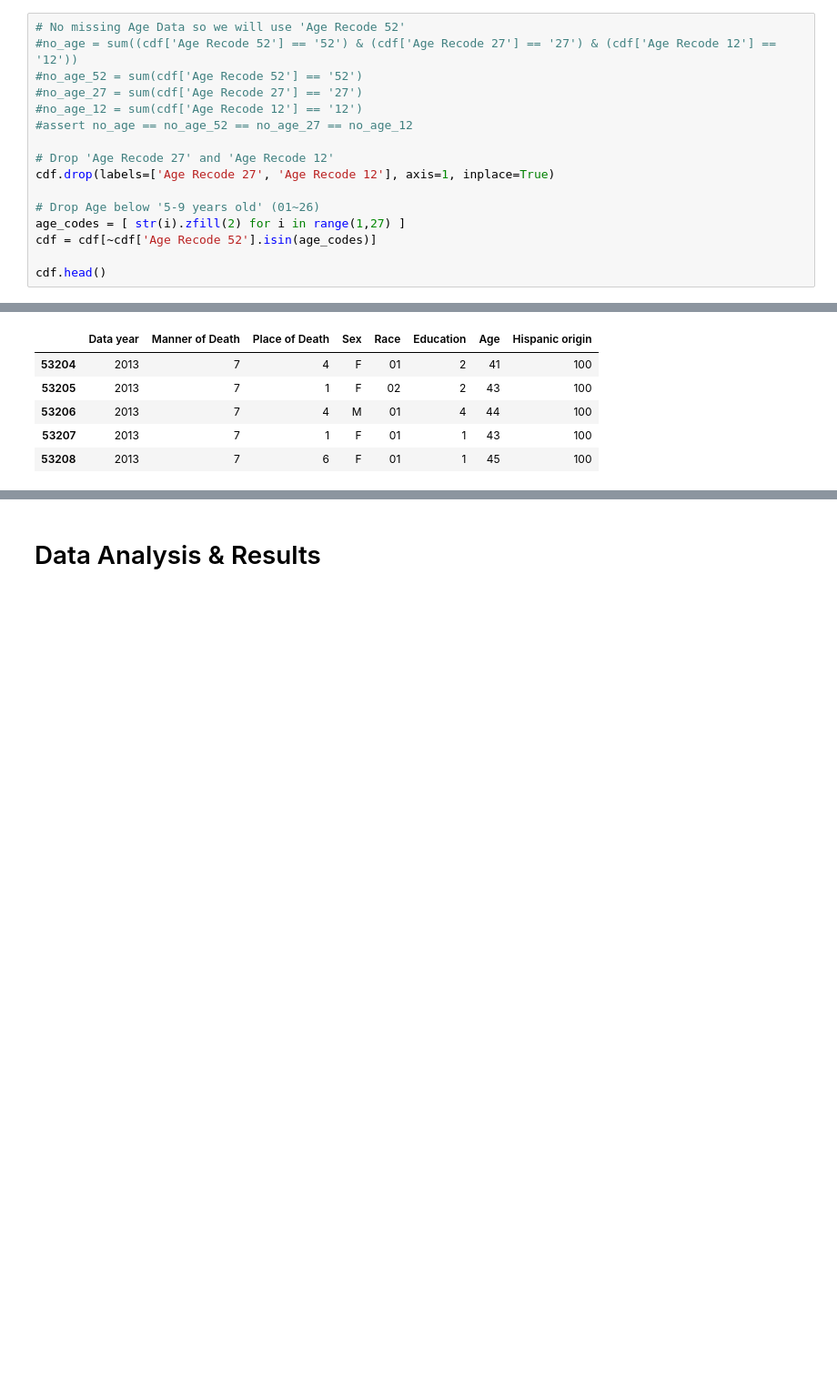
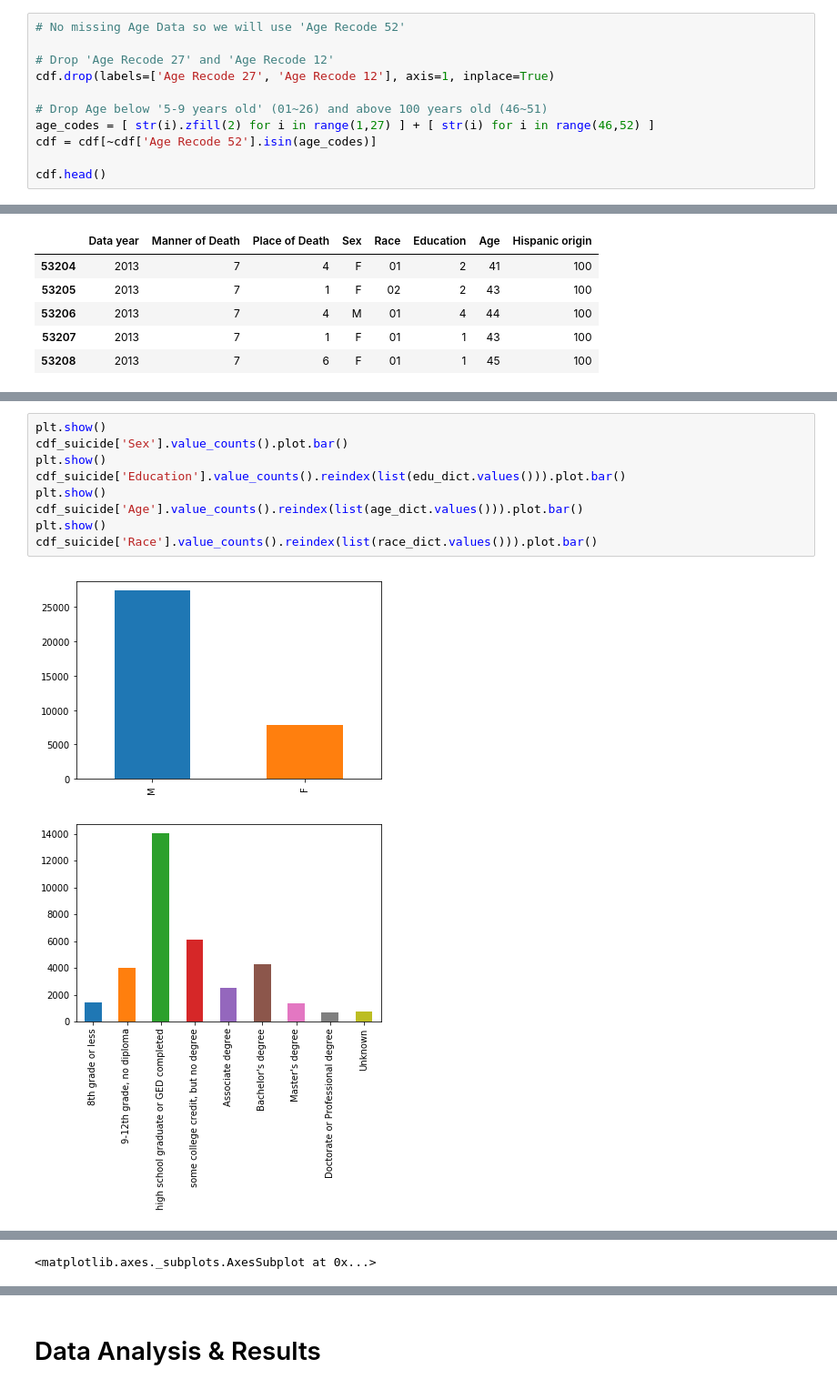
Before and after one commit to WeilunY/COGS108_Project, a Jupyter notebook: FinalProject.ipynb, the cells around one changed output, grey strips where cells are left out. Shown: that part at 91% size. Cells and saved outputs as stored; diff of their text form; blank space fills up the shorter version.

Commit message:
Remove comment, Add graph

```diff
--- a/FinalProject.ipynb
+++ b/FinalProject.ipynb
@@ -227,17 +208,12 @@ cdf.head()
 | 53208 | 2013 | 7 | 6 | F | 01 | 1 | 45 | ... |
 # %%
 # No missing Age Data so we will use 'Age Recode 52'
-#no_age = sum((cdf['Age Recode 52'] == '52') & (cdf['Age Recode 27'] == '27') & (cdf['Age Recode 12'] == '12'))
-#no_age_52 = sum(cdf['Age Recode 52'] == '52')
-#no_age_27 = sum(cdf['Age Recode 27'] == '27')
-#no_age_12 = sum(cdf['Age Recode 12'] == '12')
-#assert no_age == no_age_52 == no_age_27 == no_age_12
 
 # Drop 'Age Recode 27' and 'Age Recode 12'
 cdf.drop(labels=['Age Recode 27', 'Age Recode 12'], axis=1, inplace=True)
 
-# Drop Age below '5-9 years old' (01~26)
-age_codes = [ str(i).zfill(2) for i in range(1,27) ]
+# Drop Age below '5-9 years old' (01~26) and above 100 years old (46~51)
+age_codes = [ str(i).zfill(2) for i in range(1,27) ] + [ str(i) for i in range(46,52) ]
 cdf = cdf[~cdf['Age Recode 52'].isin(age_codes)]
 
 cdf.head()
@@ -418,3 +389,15 @@ Samoan                                              11
 Hawaiian (includes Part-Hawaiian)                   10
 Guamanian                                            7
 Name: Race, dtype: int64
+# %%
+plt.show()
+cdf_suicide['Sex'].value_counts().plot.bar()
+plt.show()
+cdf_suicide['Education'].value_counts().reindex(list(edu_dict.values())).plot.bar()
+plt.show()
+cdf_suicide['Age'].value_counts().reindex(list(age_dict.values())).plot.bar()
+plt.show()
+cdf_suicide['Race'].value_counts().reindex(list(race_dict.values())).plot.bar()
+# %% [output]
+[figure, added]
+[figure, added]
@@ -420,0 +405 @@ Name: Race, dtype: int64
+<matplotlib.axes._subplots.AxesSubplot at 0x...>
```
Also changed, not shown: parts of 11 cells of this notebook.
